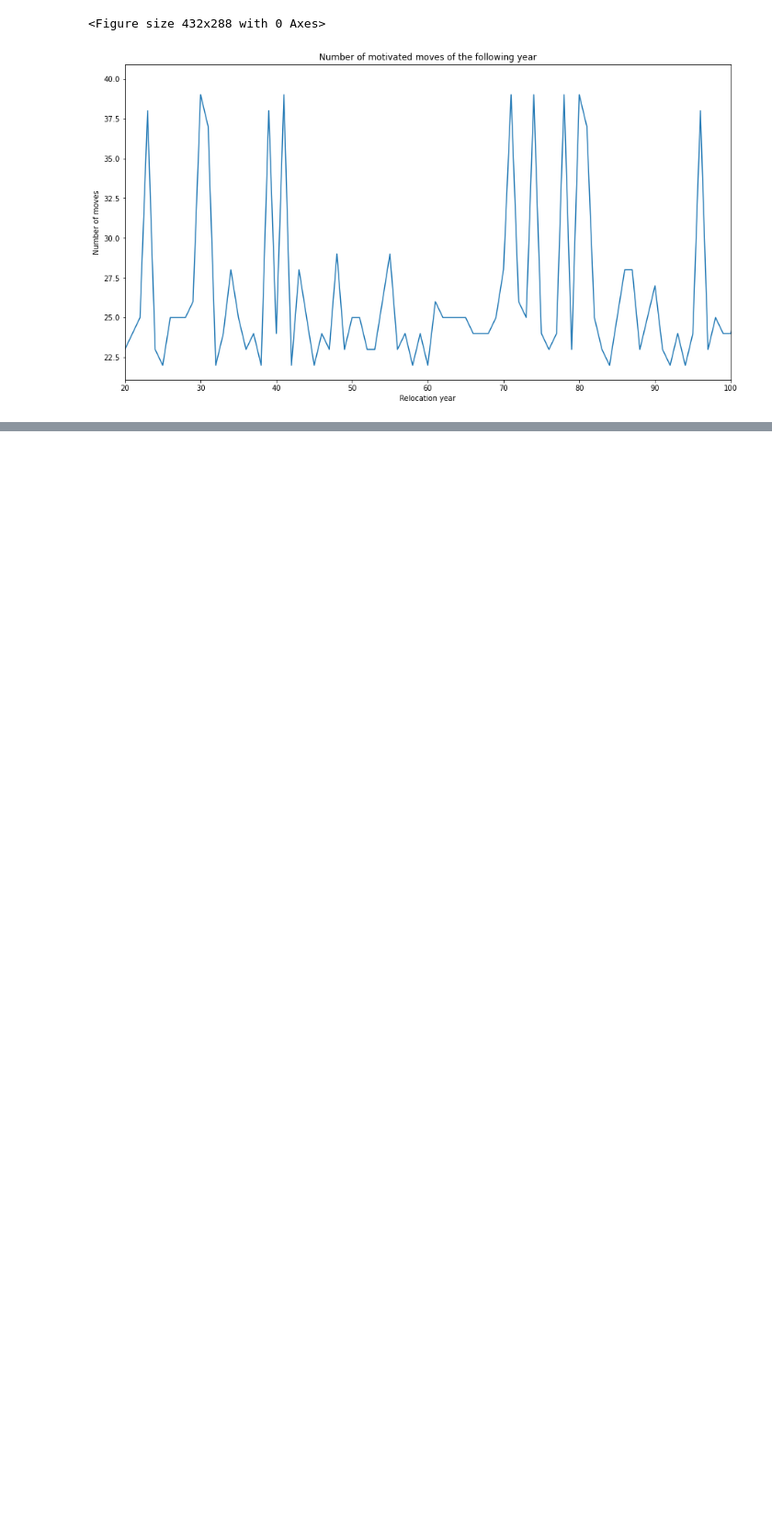
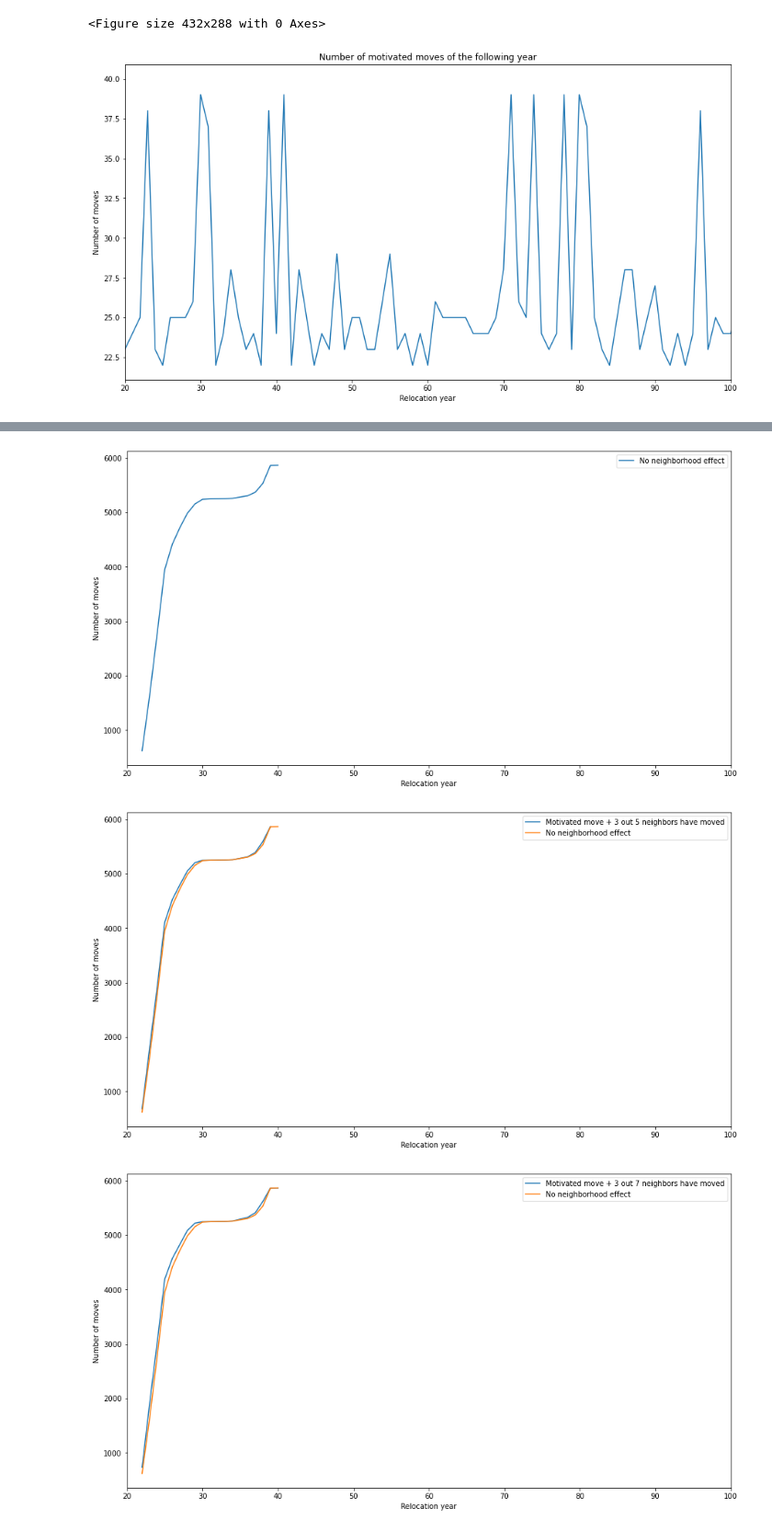
Before and after one commit to yzhou364/GameTheoryFloodReloc, a Jupyter notebook: Netlogo/Jan2021_NB_result/Plot.ipynb, the cells around one changed output, grey strips where cells are left out. Shown at 92% size. Saved outputs shown, nothing was run; the diff lists cells and outputs as text; code cells hidden in the pictures; blank space fills up the shorter version.

```diff
--- a/Netlogo/Jan2021_NB_result/Plot.ipynb
+++ b/Netlogo/Jan2021_NB_result/Plot.ipynb
@@ -68,0 +92,6 @@ Name: mot_year, dtype: int64
+# %%
+df1_count_ori = df1.ori_year.value_counts().sort_index()
+df11_count_ori = df11.ori_year.value_counts().sort_index()
+df12_count_ori = df12.ori_year.value_counts().sort_index()
+df13_count_ori = df13.ori_year.value_counts().sort_index()
+df1_count_ori
@@ -68,0 +119,42 @@ Name: mot_year, dtype: int64
+# %%
+fig = figure(figsize=(15, 8))
+plot1 = plt.figure(1)
+df1_count.cumsum().plot()
+# df1_count_ori.cumsum().plot()
+plt.xlim([20,100])
+plt.ylabel('Number of moves')
+plt.xlabel('Relocation year')
+plt.legend(labels=['No neighborhood effect'])
+
+fig = figure(figsize=(15, 8))
+plot2 = plt.figure(2)
+df11_count.cumsum().plot()
+df11_count_ori.cumsum().plot()
+plt.xlim([20,100])
+plt.ylabel('Number of moves')
+plt.xlabel('Relocation year')
+plt.legend(labels=['Motivated move + 3 out 5 neighbors have moved','No neighborhood effect'])
+
+fig = figure(figsize=(15, 8))
+plot3 = plt.figure(3)
+df12_count.cumsum().plot()
+df12_count_ori.cumsum().plot()
+plt.xlim([20,100])
+plt.ylabel('Number of moves')
+plt.xlabel('Relocation year')
+plt.legend(labels=['Motivated move + 3 out 7 neighbors have moved','No neighborhood effect'])
+
+fig = figure(figsize=(15, 8))
+plot4 = plt.figure(4)
+df13_count.cumsum().plot()
+df13_count_ori.cumsum().plot()
+plt.xlim([20,100])
+plt.ylabel('Number of moves')
+plt.xlabel('Relocation year')
+plt.legend(labels=['Motivated move + 3 out 10 neighbors have moved','No neighborhood effect'])
+
+plt.show()
+# %% [output]
+[figure, added]
+[figure, added]
+[figure, added]
```
Also changed, not shown: parts of 31 cells of this notebook, 8 other files.
